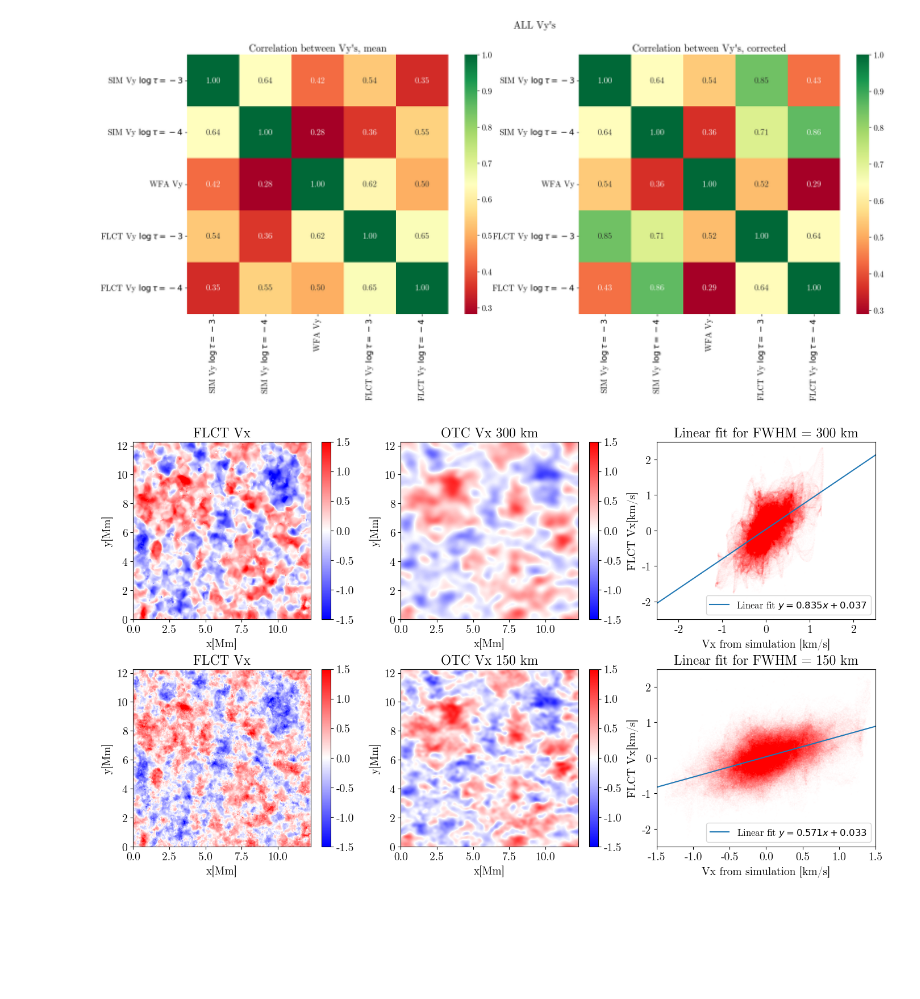
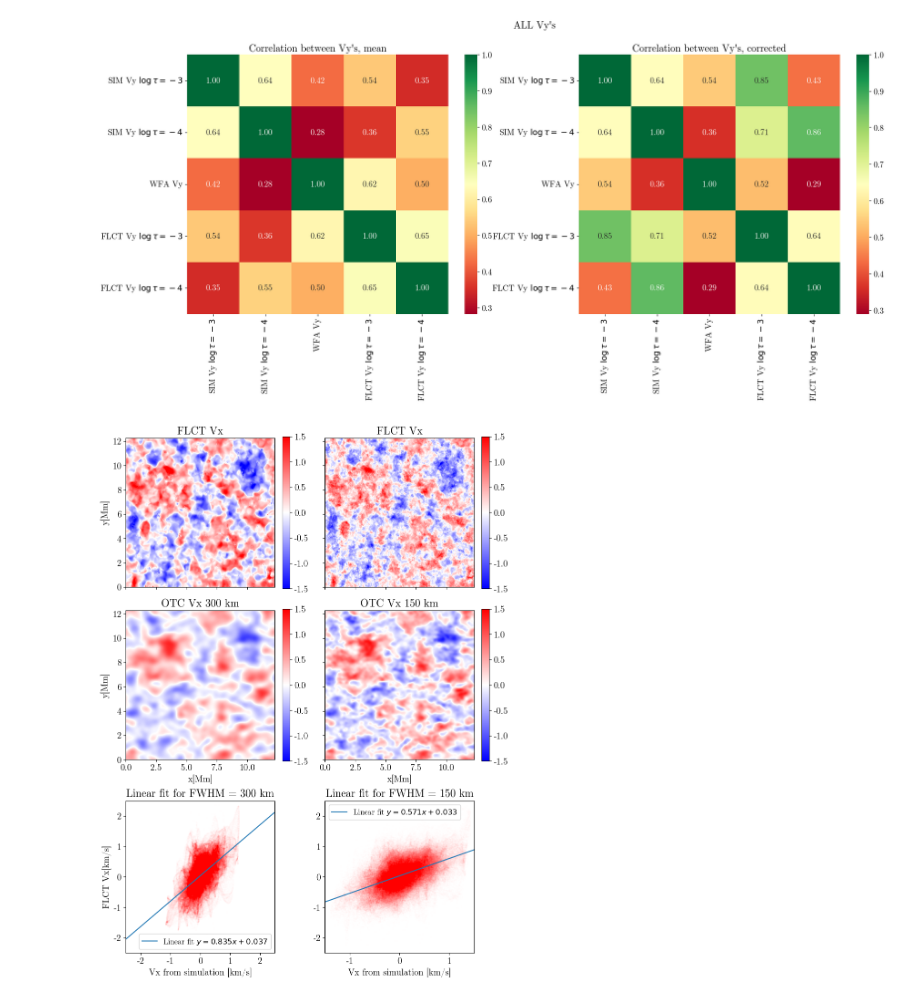
Before and after one commit to TheodoreKostic/Tracking_features, a Jupyter notebook: FirstPaper/WFA_MgIb2.ipynb, the cells around one changed output. Drawn from its saved outputs; the diff is of its cells as text; code cells hidden in the pictures; blank space fills up the shorter version.

Commit message:
Updated plots for paper

```diff
--- a/FirstPaper/WFA_MgIb2.ipynb
+++ b/FirstPaper/WFA_MgIb2.ipynb
@@ -717,19 +717,20 @@ Text(0.5, 1.0, "Correlation between Vy's, corrected")
 [figure]
 # %%
 #fig, axes = plt.subplots(nrows=3, ncols=2, figsize=(14, 8))
-f = plt.figure(constrained_layout=True, figsize = (14, 8))
+f = plt.figure(constrained_layout=True, figsize = (9, 12.2))
 #plt.suptitle("Linear fit of FLCT Vx and convolved Vx from simulation for FHWM = {1200, 600, 300, 100}km")
 # 4x3 plot, velicina A, velicina B, scatter A i B!!!
 #ax1 = plt.subplot2grid((4,3), (0,0))
-ax1 = f.add_subplot(231)
+ax1 = f.add_subplot(321)
 ax1.set_title("FLCT Vx")
-ax1.set_xlabel("x[Mm]")
+#ax1.set_xlabel("x[Mm]")
 ax1.set_ylabel("y[Mm]")
+ax1.set_xticklabels([])
 im1 = ax1.imshow(Vx_BzMgI_cor[:, :], origin='lower', cmap = "bwr", extent = (0, 12.268, 0, 12.268), vmin = -1.5, vmax = 1.5)
 plt.colorbar(im1)
 
 #ax2 = plt.subplot2grid((4,3), (0,1))
-ax2 = f.add_subplot(232)
+ax2 = f.add_subplot(323)
 ax2.set_title("OTC Vx 300 km")
 ax2.set_xlabel("x[Mm]")
 ax2.set_ylabel("y[Mm]")
@@ -737,7 +738,7 @@ im2 = ax2.imshow(Vxm4_filtered600[:, :], origin='lower', cmap = "bwr", extent =
 plt.colorbar(im2)
 
 #ax3 = plt.subplot2grid((4,3), (0,2))
-ax3 = f.add_subplot(233)
+ax3 = f.add_subplot(325)
 ax3.set_title("Linear fit for FWHM = 300 km")
 ax3.set_ylabel("FLCT Vx[km/s]")
 ax3.set_xlabel("Vx from simulation [km/s]")
@@ -747,38 +748,41 @@ ax3.axline(xy1=(0, b3), slope=m3, label=f'Linear fit $y = {m3:.3f}x {b3:+.3f}$')
 ax3.set_xlim(-2.5, 2.5)
 ax3.set_ylim(-2.5, 2.5)
 plt.legend(fontsize = 12)
 
 #ax4 = plt.subplot2grid((4,3), (1,0))
-ax4 = f.add_subplot(234)
+ax4 = f.add_subplot(322)
 ax4.set_title("FLCT Vx")
-ax4.set_xlabel("x[Mm]")
-ax4.set_ylabel("y[Mm]")
+#ax4.set_xlabel("x[Mm]")
+#ax4.set_ylabel("y[Mm]")
+ax4.set_xticklabels([])
+ax4.set_yticklabels([])
 im4 = ax4.imshow(Vx_BzMgI_cor3[:, :], origin='lower', cmap = "bwr", extent = (0, 12.268, 0, 12.268), vmin = -1.5, vmax = 1.5)
 plt.colorbar(im4)
 
 #ax5 = plt.subplot2grid((4,3), (1,1))
-ax5 = f.add_subplot(235)
+ax5 = f.add_subplot(324)
 ax5.set_title("OTC Vx 150 km")
 ax5.set_xlabel("x[Mm]")
-ax5.set_ylabel("y[Mm]")
+#ax5.set_ylabel("y[Mm]")
+ax5.set_yticklabels([])
 im5 = ax5.imshow(Vxm4_filtered300[:, :], origin='lower', cmap = "bwr", extent = (0, 12.268, 0, 12.268), vmin = -1.5, vmax = 1.5)
 plt.colorbar(im5)
 
 #ax6 = plt.subplot2grid((4,3), (1,2))
-ax6 = f.add_subplot(236)
+ax6 = f.add_subplot(326)
 ax6.set_title("Linear fit for FWHM = 150 km")
-ax6.set_ylabel("FLCT Vx[km/s]")
+#ax6.set_ylabel("FLCT Vx[km/s]")
 ax6.set_xlabel("Vx from simulation [km/s]")
 ax6.scatter(Vxm4_filtered300.flatten(), Vx_BzMgI_cor3.flatten(), s = 0.01, alpha = 0.05, color="red")
 m4, b4, *_ = linregress(Vxm4_filtered300.flatten(), Vx_BzMgI_cor3.flatten())
 ax6.axline(xy1=(0, b4), slope=m4, label=f'Linear fit $y = {m4:.3f}x {b4:+.3f}$')
 ax6.set_xlim(-1.5, 1.5)
 ax6.set_ylim(-2.5, 2.5)
 plt.legend(fontsize = 12)
 
 
 
 #plt.tight_layout()
 plt.savefig("300_600_%2compMgI_taum4.png", dpi = 75, bbox_inches = 'tight')
 # %% [output]
-[figure, old version]
+[figure, new version]
```
Also changed, not shown: 1 other file.
